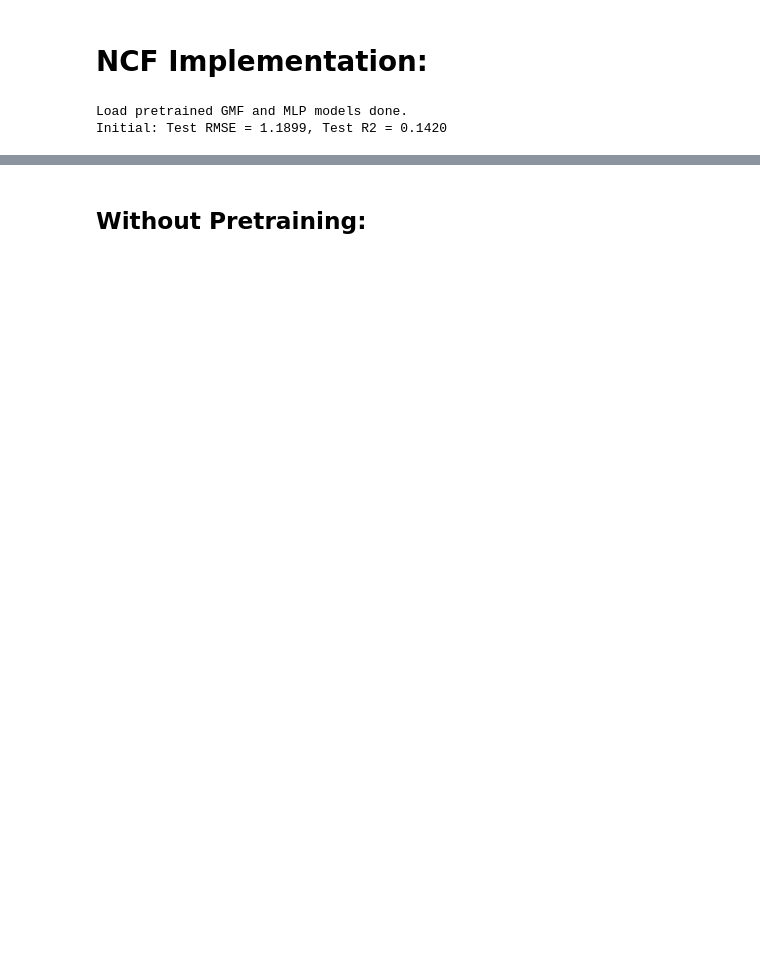
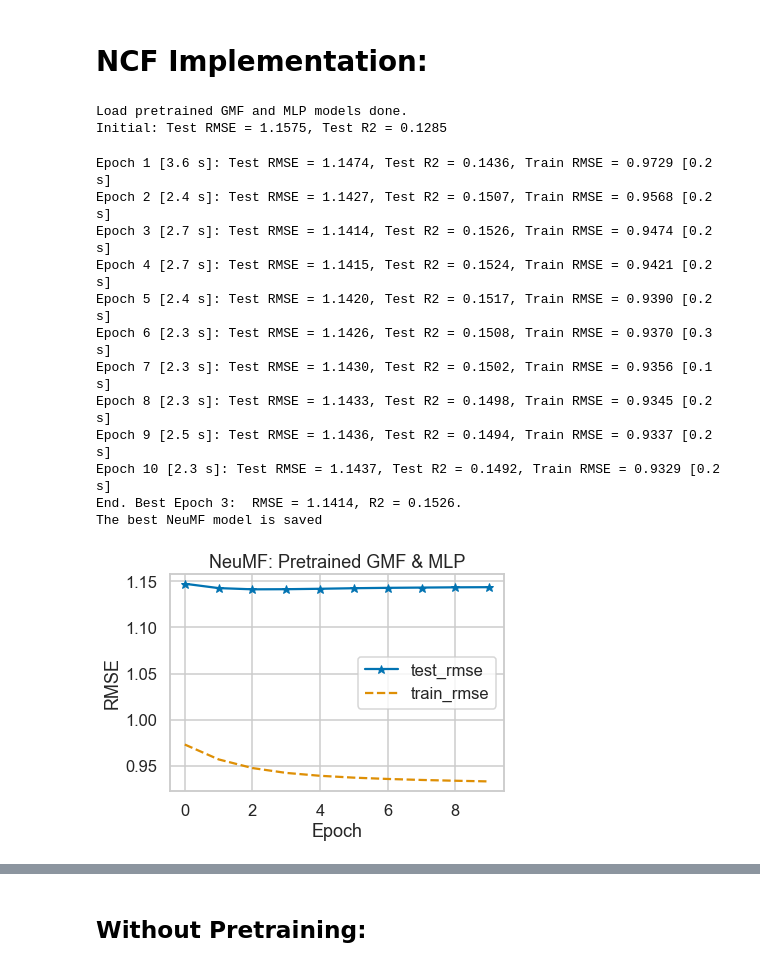
Before and after one commit to akhilesh-somani/Restaurant_Recommendation_System, a Jupyter notebook: Our_Approach/Our_Approach.ipynb, the cells around one changed output, grey strips where cells are left out. Cells and saved outputs as stored; diff of their text form; code cells hidden in the pictures; blank space fills up the shorter version.

```diff
--- a/Our_Approach/Our_Approach.ipynb
+++ b/Our_Approach/Our_Approach.ipynb
@@ -728,31 +732,97 @@ layers = layers.copy()
 reg_layers = reg_layers.copy()
 reg_mf = 0
 mf_pretrain = model_out_file_gmf
 mlp_pretrain = model_out_file_mlp
+learner = 'sgd'
+learning_rate = 0.01
+num_epochs = 10
 
 model = get_ncf_model(num_users, num_items, layers, reg_layers, reg_mf)
 
 if learner.lower() == "adagrad":
     model.compile(optimizer=Adagrad(lr=learning_rate), loss='mse')
 elif learner.lower() == "rmsprop":
     model.compile(optimizer=RMSprop(lr=learning_rate), loss='mse')
 elif learner.lower() == "adam":
     model.compile(optimizer=Adam(lr=learning_rate), loss='mse')
 else:
     model.compile(optimizer=SGD(lr=learning_rate), loss='mse')
 
 # Load pretrain model
 if mf_pretrain != '' and mlp_pretrain != '':
     gmf_model = get_gmf_model(num_users,num_items)
     gmf_model.load_weights(mf_pretrain)
     mlp_model = get_mlp_model(num_users,num_items, layers, reg_layers)
     mlp_model.load_weights(mlp_pretrain)
     model = load_pretrain_model(model, gmf_model, mlp_model, len(layers))
     print("Load pretrained GMF and MLP models done.")
 
 # Initial performance
 (mse, r2) = evaluate_model(model, X_test, y_test)
 print('Initial: Test RMSE = %.4f, Test R2 = %.4f' % (np.sqrt(mse), r2))
+
+# Training and testing model
+current_folder = os.getcwd()
+model_out_file_ncf = current_folder + '\\Pretrain\\toronto_NeuMF.h5'
+
+train_loss, val_loss = [], []
+test_rmse, test_r2 = [], []
+best_mse = float('inf')
+
+# Generate training instances
+user_input, item_input, user_feature_input, item_feature_input, ratings = get_train_instances(X_train, y_train)
+
+for epoch in range(num_epochs):
+    t1 = time()
+
+    # Training
+    history = model.fit([user_input, item_input, user_feature_input, item_feature_input], # input
+                         ratings, # labels
+                         batch_size = batch_size, epochs = 1, verbose = 0)
+
+    train_loss.append(np.sqrt(history.history['loss'][0]) * 5)
+
+    t2 = time()
+
+    # Evaluation
+    (mse, r2) = evaluate_model(model, X_test, y_test)
+
+    test_rmse.append(np.sqrt(mse))
+    test_r2.append(r2)
+
+    print('Epoch %d [%.1f s]: Test RMSE = %.4f, Test R2 = %.4f, Train RMSE = %.4f [%.1f s]'
+          % (epoch + 1,  t2 - t1, test_rmse[-1], test_r2[-1], train_loss[-1], time() - t2))
+
+    if mse < best_mse:
+        best_mse, best_r2, best_iter = mse, r2, epoch
+        if out > 0:
+            model.save_weights(model_out_file_ncf, overwrite=True)
+
+print("End. Best Epoch %d:  RMSE = %.4f, R2 = %.4f. " %(best_iter + 1, np.sqrt(best_mse), best_r2))
+if out > 0:
+    print("The best NeuMF model is saved")
+
+
+plt.plot(test_rmse, '*-', label = 'test_rmse')
+plt.plot(train_loss, '--', label = 'train_rmse')
+plt.legend()
+plt.xlabel('Epoch')
+plt.ylabel('RMSE')
+plt.title('NeuMF: Pretrained GMF & MLP')
+plt.show()
 # %% [output]
 Load pretrained GMF and MLP models done.
-Initial: Test RMSE = 1.1899, Test R2 = 0.1420
+Initial: Test RMSE = 1.1575, Test R2 = 0.1285
+Epoch 1 [3.6 s]: Test RMSE = 1.1474, Test R2 = 0.1436, Train RMSE = 0.9729 [0.2 s]
+Epoch 2 [2.4 s]: Test RMSE = 1.1427, Test R2 = 0.1507, Train RMSE = 0.9568 [0.2 s]
+Epoch 3 [2.7 s]: Test RMSE = 1.1414, Test R2 = 0.1526, Train RMSE = 0.9474 [0.2 s]
+Epoch 4 [2.7 s]: Test RMSE = 1.1415, Test R2 = 0.1524, Train RMSE = 0.9421 [0.2 s]
+Epoch 5 [2.4 s]: Test RMSE = 1.1420, Test R2 = 0.1517, Train RMSE = 0.9390 [0.2 s]
+Epoch 6 [2.3 s]: Test RMSE = 1.1426, Test R2 = 0.1508, Train RMSE = 0.9370 [0.3 s]
+Epoch 7 [2.3 s]: Test RMSE = 1.1430, Test R2 = 0.1502, Train RMSE = 0.9356 [0.1 s]
+Epoch 8 [2.3 s]: Test RMSE = 1.1433, Test R2 = 0.1498, Train RMSE = 0.9345 [0.2 s]
+Epoch 9 [2.5 s]: Test RMSE = 1.1436, Test R2 = 0.1494, Train RMSE = 0.9337 [0.2 s]
+Epoch 10 [2.3 s]: Test RMSE = 1.1437, Test R2 = 0.1492, Train RMSE = 0.9329 [0.2 s]
+End. Best Epoch 3:  RMSE = 1.1414, R2 = 0.1526.
+The best NeuMF model is saved
+[figure, added]
```
Also changed, not shown: parts of 24 cells of this notebook, 1 other file.
